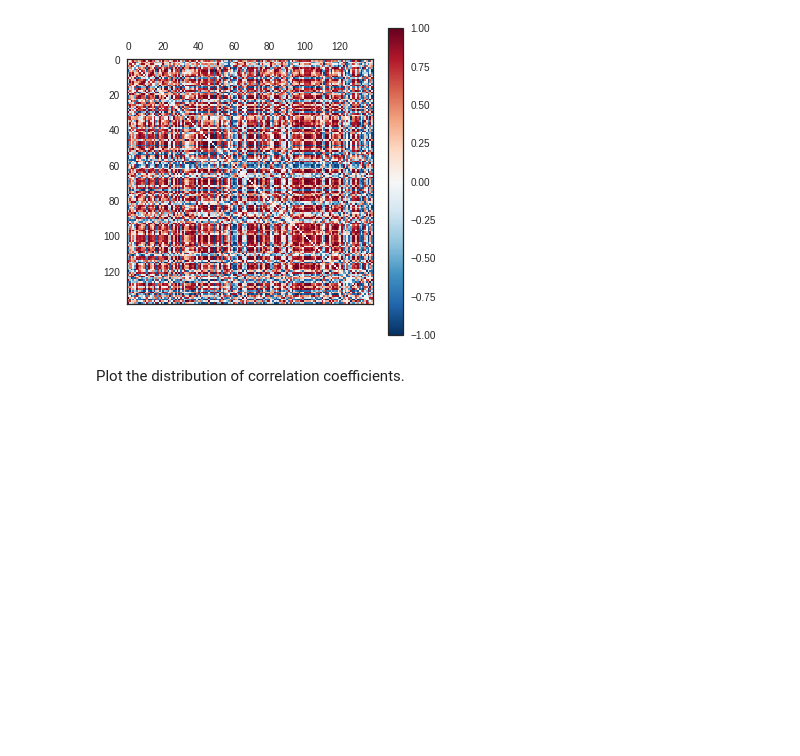
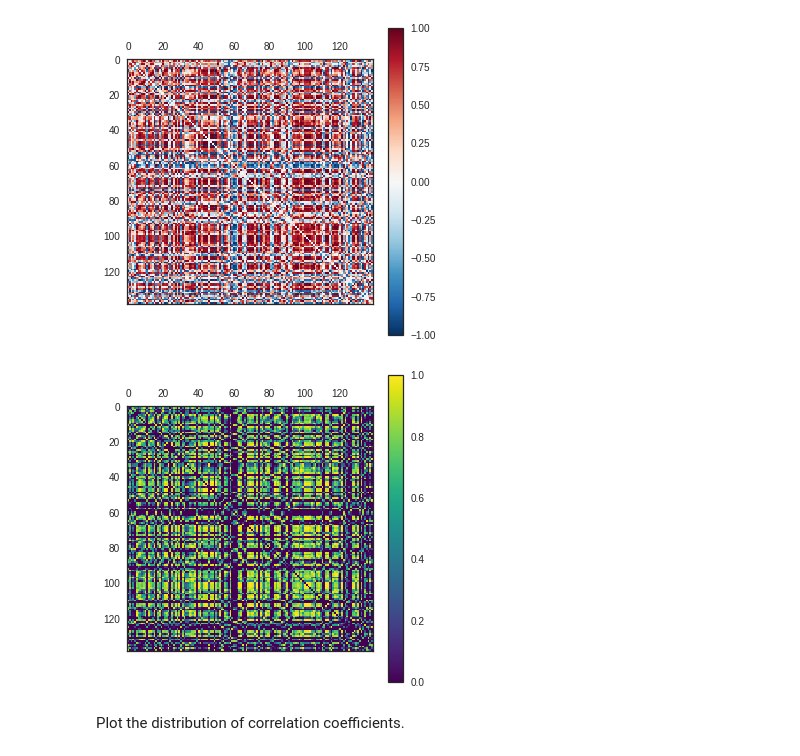
Before and after one commit to danlurie/withdrawal_can, a Jupyter notebook: code/notebooks/Initial data exploration.ipynb, the cells around one changed output. Drawn from its saved outputs; the diff is of its cells as text; code cells hidden in the pictures; blank space fills up the shorter version.

```diff
--- a/code/notebooks/Initial data exploration.ipynb
+++ b/code/notebooks/Initial data exploration.ipynb
@@ -145,6 +149,10 @@ Plot the raw correlation matrix.
 plot_raw_matrix(withdrawal_data_array)
 # %% [output]
 [figure]
+# %%
+plot_thresh_matrix(withdrawal_data_array)
+# %% [output]
+[figure, added]
 # %% [markdown]
 Plot the distribution of correlation coefficients.
 # %%
```
Also changed, not shown: parts of 1 cell of this notebook.
